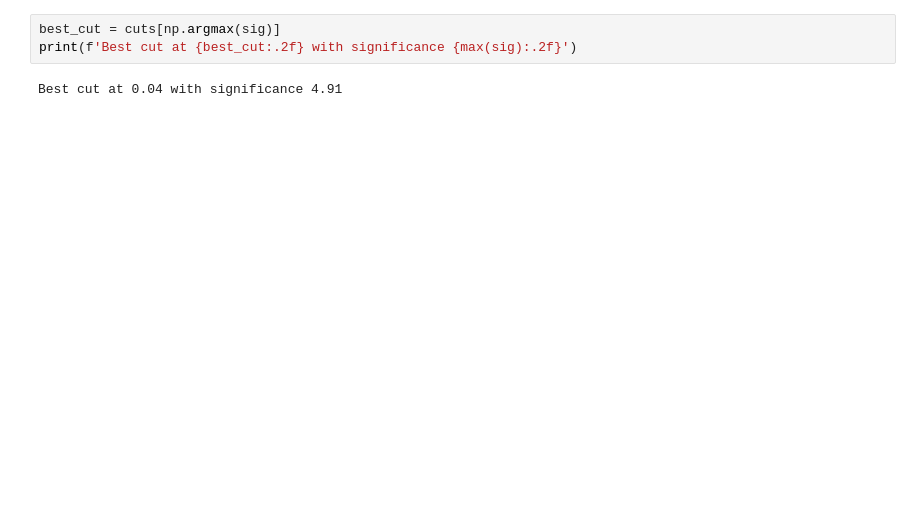
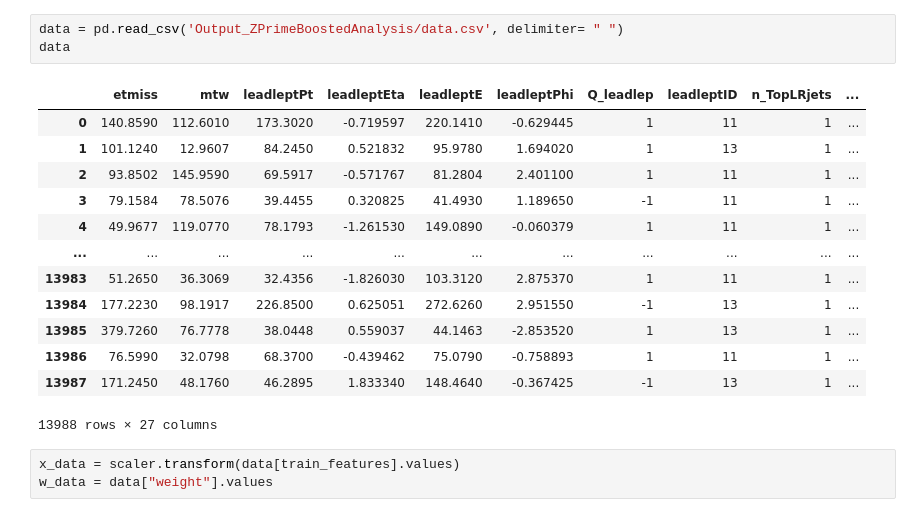
Before and after one commit to joaopedrobiu6/MASHEP_jbiu, a Jupyter notebook: Projeto/machine_learning.ipynb, the cells around one changed output. Saved outputs shown, nothing was run; the diff lists cells and outputs as text; blank space fills up the shorter version.

```diff
--- a/Projeto/machine_learning.ipynb
+++ b/Projeto/machine_learning.ipynb
@@ -212,5 +167,20 @@ plt.show()
-# %%
-best_cut = cuts[np.argmax(sig)]
-print(f'Best cut at {best_cut:.2f} with significance {max(sig):.2f}')
-# %% [output]
-Best cut at 0.04 with significance 4.91
+# %%
+data = pd.read_csv('Output_ZPrimeBoostedAnalysis/data.csv', delimiter= " ")
+data
+# %% [output]
+|  | etmiss | mtw | leadleptPt | leadleptEta | leadleptE | leadleptPhi | Q_leadlep | leadleptID | n_TopLRjets | ... |
+| 0 | 140.8590 | 112.6010 | 173.3020 | -0.719597 | 220.1410 | -0.629445 | 1 | 11 | 1 | ... |
+| 1 | 101.1240 | 12.9607 | 84.2450 | 0.521832 | 95.9780 | 1.694020 | 1 | 13 | 1 | ... |
+| 2 | 93.8502 | 145.9590 | 69.5917 | -0.571767 | 81.2804 | 2.401100 | 1 | 11 | 1 | ... |
+| 3 | 79.1584 | 78.5076 | 39.4455 | 0.320825 | 41.4930 | 1.189650 | -1 | 11 | 1 | ... |
+| 4 | 49.9677 | 119.0770 | 78.1793 | -1.261530 | 149.0890 | -0.060379 | 1 | 11 | 1 | ... |
+| ... | ... | ... | ... | ... | ... | ... | ... | ... | ... | ... |
+| 13983 | 51.2650 | 36.3069 | 32.4356 | -1.826030 | 103.3120 | 2.875370 | 1 | 11 | 1 | ... |
+| 13984 | 177.2230 | 98.1917 | 226.8500 | 0.625051 | 272.6260 | 2.951550 | -1 | 13 | 1 | ... |
+| 13985 | 379.7260 | 76.7778 | 38.0448 | 0.559037 | 44.1463 | -2.853520 | 1 | 13 | 1 | ... |
+| 13986 | 76.5990 | 32.0798 | 68.3700 | -0.439462 | 75.0790 | -0.758893 | 1 | 11 | 1 | ... |
+| 13987 | 171.2450 | 48.1760 | 46.2895 | 1.833340 | 148.4640 | -0.367425 | -1 | 13 | 1 | ... |
+13988 rows × 27 columns
+# %%
+x_data = scaler.transform(data[train_features].values)
+w_data = data["weight"].values
```
Also changed, not shown: parts of 21 cells of this notebook, 4 other files.
